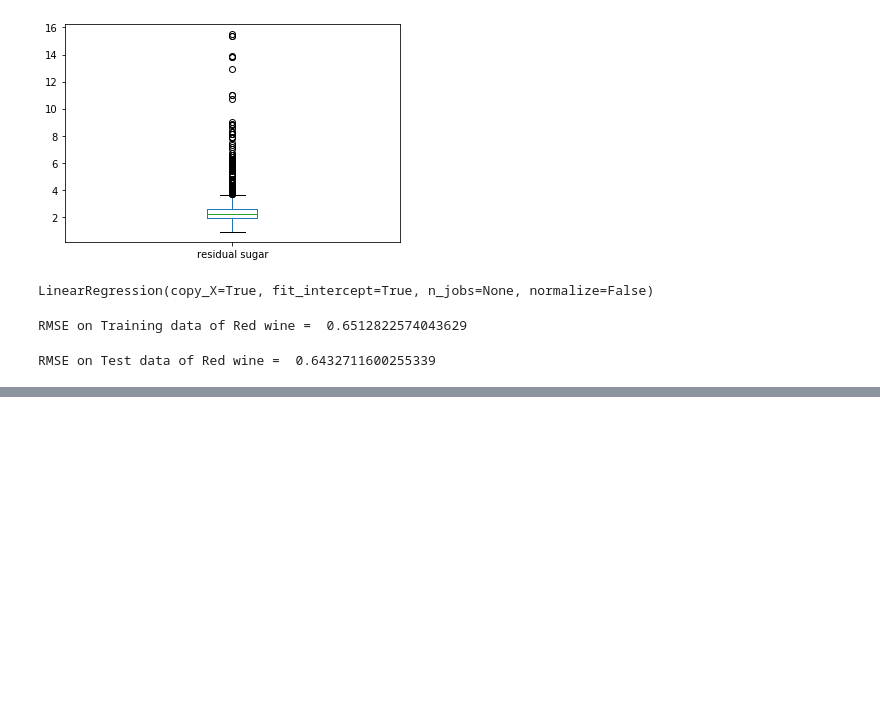
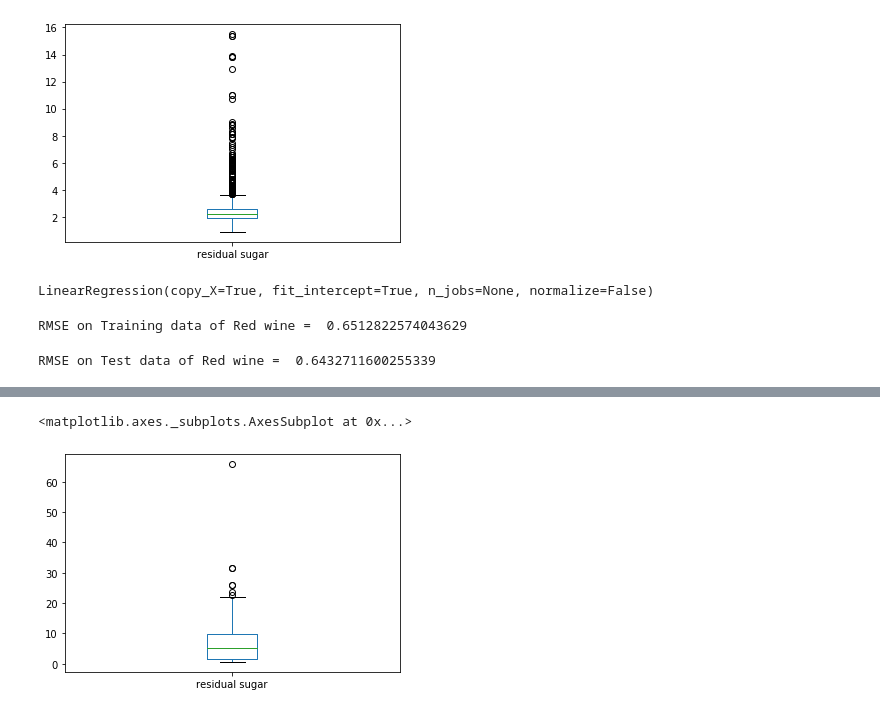
Before and after one commit to mihirkumar02/winePrediction, a Jupyter notebook: winePrediction.ipynb, the cells around one changed output, grey strips where cells are left out. Cells and saved outputs as stored; diff of their text form; code cells hidden in the pictures; blank space fills up the shorter version.

```diff
--- a/winePrediction.ipynb
+++ b/winePrediction.ipynb
@@ -197,0 +242,5 @@ RMSE on Test data of Red wine =  0.6432711600255339
+# %%
+white['residual sugar'].plot.box()
+# %% [output]
+<matplotlib.axes._subplots.AxesSubplot at 0x...>
+[figure, added]
```
Also changed, not shown: parts of 24 cells of this notebook.
